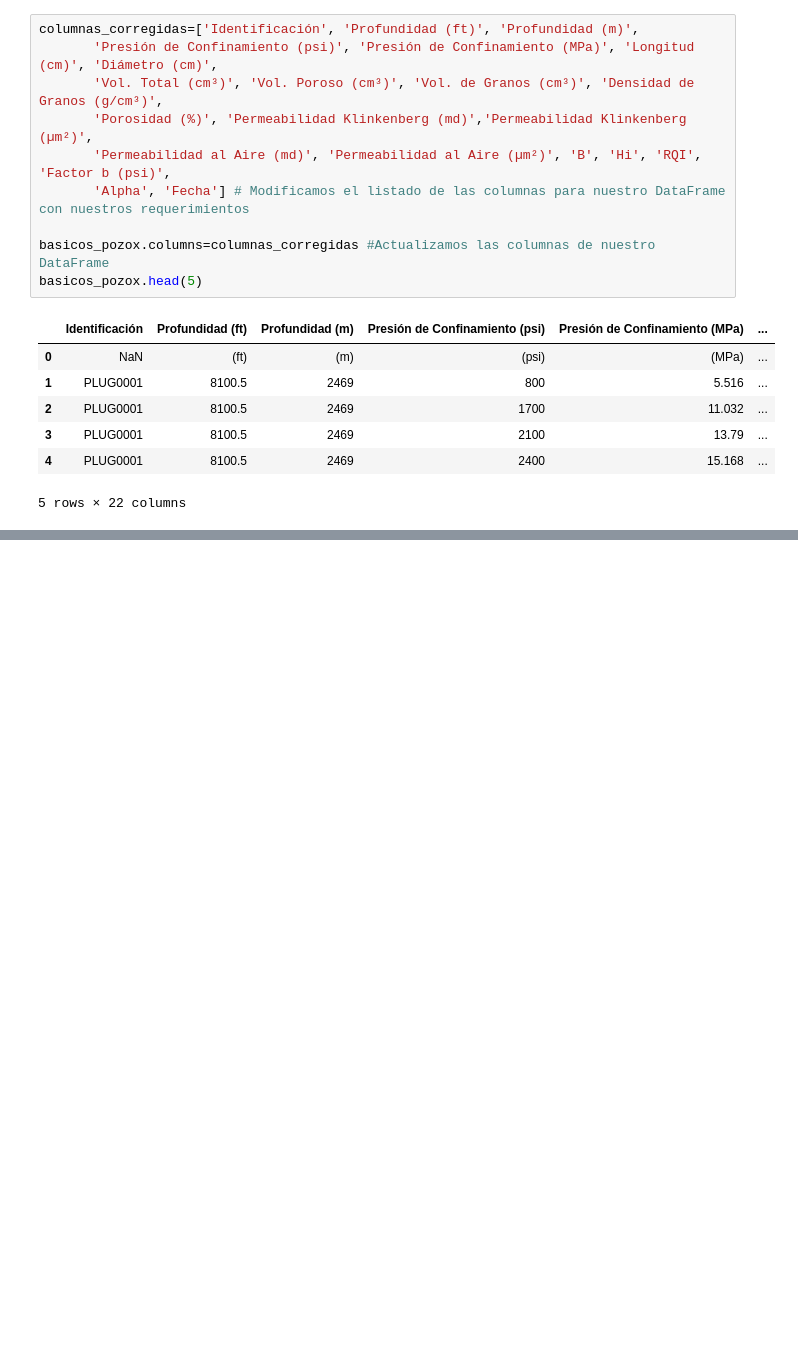
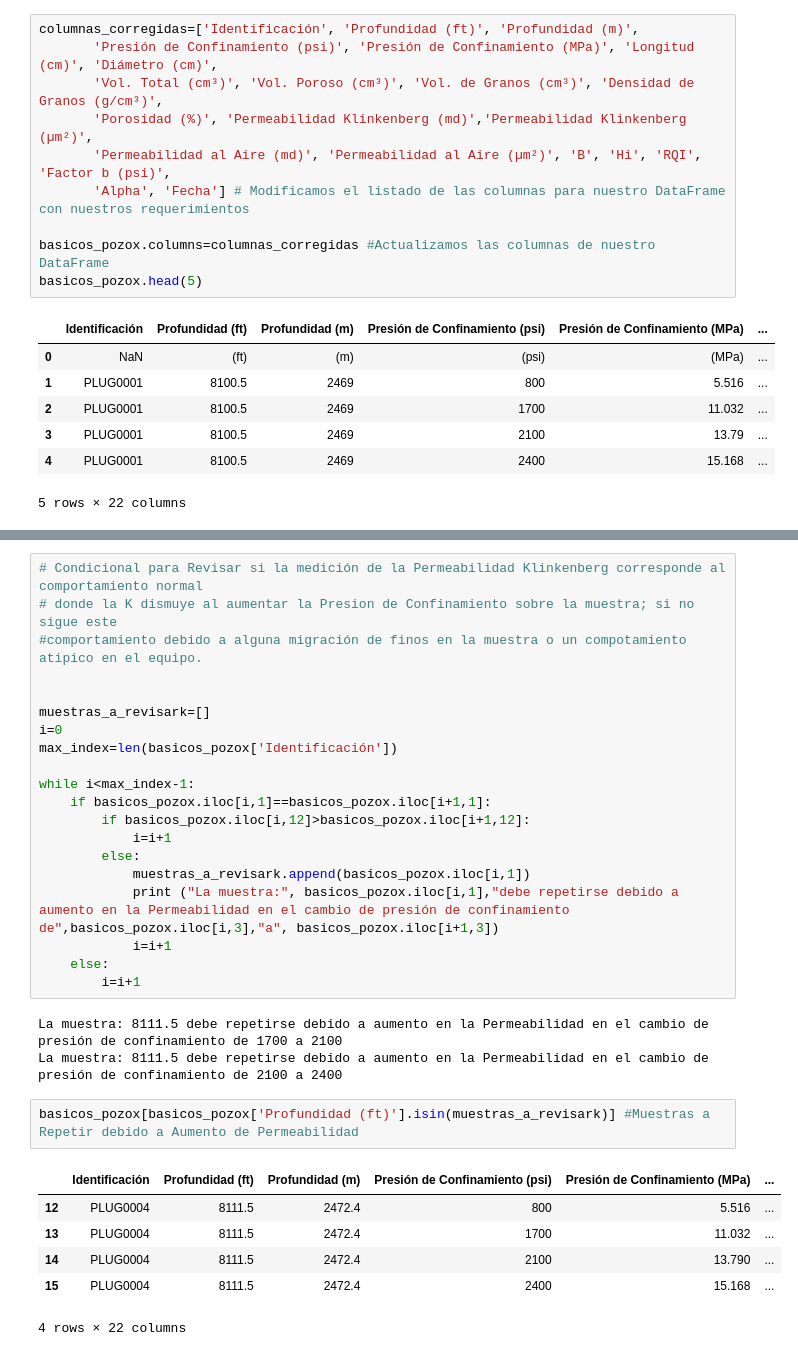
Before and after one commit to jesus24921/Analisis-de-Datos-en-Petrofisica-Basica-con-Python, a Jupyter notebook: Pozo x/ANÁLISIS PETROFÍSICOS BÁSICOS POZO X .ipynb, the cells around one changed output, grey strips where cells are left out. Cells and saved outputs as stored; diff of their text form; blank space fills up the shorter version.

```diff
--- a/Pozo x/ANÁLISIS PETROFÍSICOS BÁSICOS POZO X .ipynb
+++ b/Pozo x/ANÁLISIS PETROFÍSICOS BÁSICOS POZO X .ipynb
@@ -70,0 +205,32 @@ basicos_pozox.head(5)
+# %%
+# Condicional para Revisar si la medición de la Permeabilidad Klinkenberg corresponde al comportamiento normal
+# donde la K dismuye al aumentar la Presion de Confinamiento sobre la muestra; si no sigue este
+#comportamiento debido a alguna migración de finos en la muestra o un compotamiento atipico en el equipo.
+
+
+muestras_a_revisark=[]
+i=0
+max_index=len(basicos_pozox['Identificación'])
+
+while i<max_index-1:
+    if basicos_pozox.iloc[i,1]==basicos_pozox.iloc[i+1,1]:
+        if basicos_pozox.iloc[i,12]>basicos_pozox.iloc[i+1,12]:
+            i=i+1
+        else:
+            muestras_a_revisark.append(basicos_pozox.iloc[i,1])
+            print ("La muestra:", basicos_pozox.iloc[i,1],"debe repetirse debido a aumento en la Permeabilidad en el cambio de presión de confinamiento de",basicos_pozox.iloc[i,3],"a", basicos_pozox.iloc[i+1,3])
+            i=i+1
+    else:
+        i=i+1
+# %% [output]
+La muestra: 8111.5 debe repetirse debido a aumento en la Permeabilidad en el cambio de presión de confinamiento de 1700 a 2100
+La muestra: 8111.5 debe repetirse debido a aumento en la Permeabilidad en el cambio de presión de confinamiento de 2100 a 2400
+# %%
+basicos_pozox[basicos_pozox['Profundidad (ft)'].isin(muestras_a_revisark)] #Muestras a Repetir debido a Aumento de Permeabilidad
+# %% [output]
+|  | Identificación | Profundidad (ft) | Profundidad (m) | Presión de Confinamiento (psi) | Presión de Confinamiento (MPa) | ... |
+| 12 | PLUG0004 | 8111.5 | 2472.4 | 800 | 5.516 | ... |
+| 13 | PLUG0004 | 8111.5 | 2472.4 | 1700 | 11.032 | ... |
+| 14 | PLUG0004 | 8111.5 | 2472.4 | 2100 | 13.790 | ... |
+| 15 | PLUG0004 | 8111.5 | 2472.4 | 2400 | 15.168 | ... |
+4 rows × 22 columns
```
Also changed, not shown: parts of 11 cells of this notebook, 1 other file.
